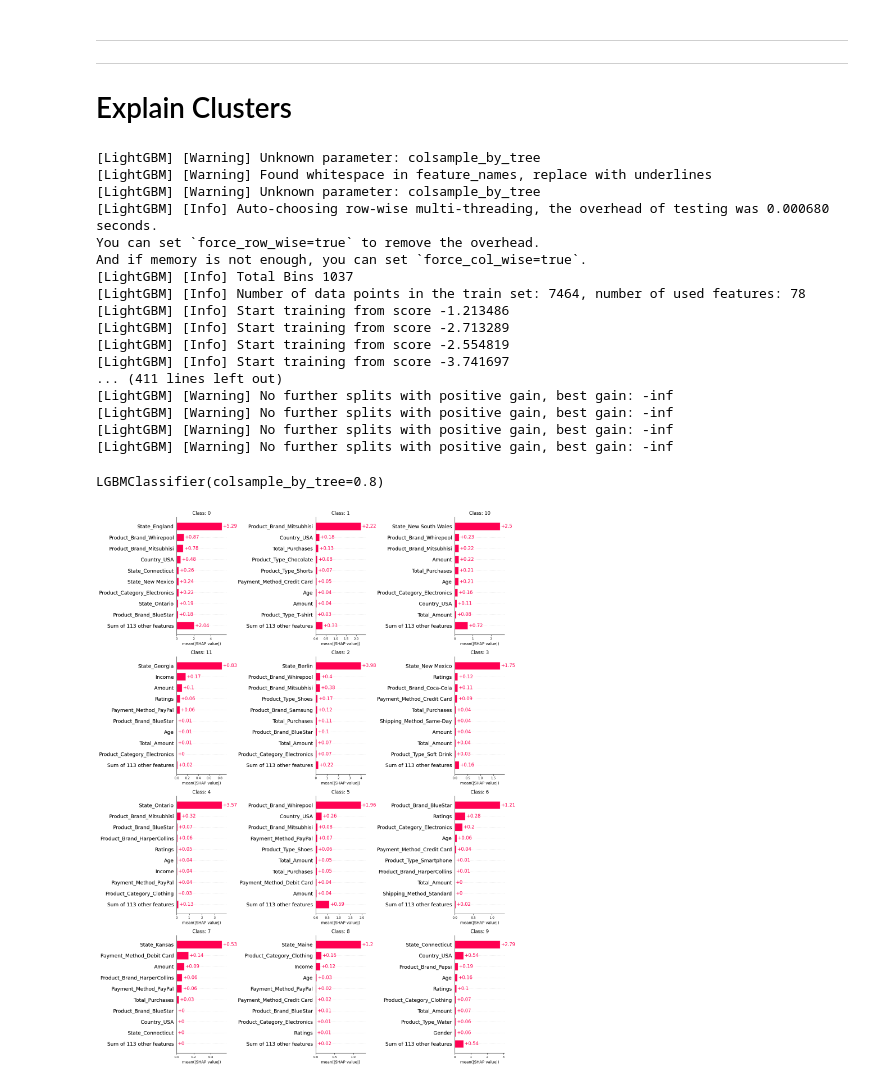
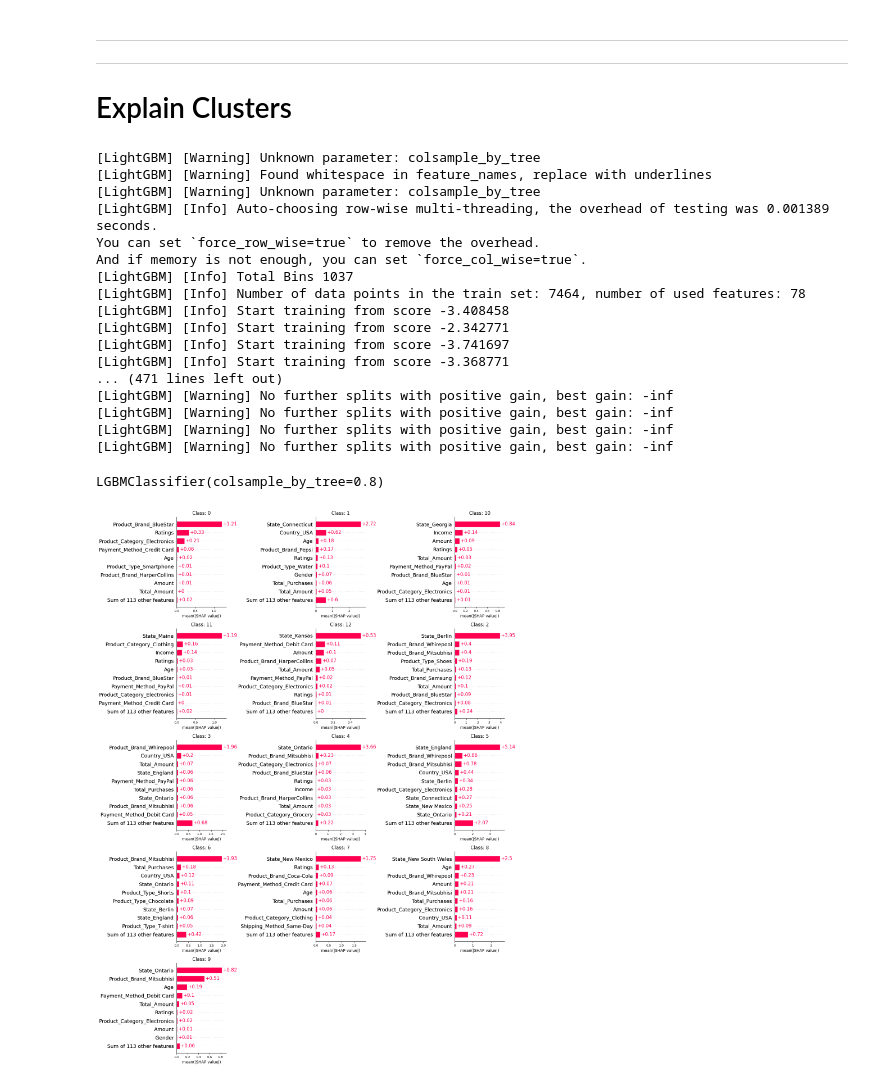
Before and after one commit to stefanofranzini/customer-analytics, a Jupyter notebook: 01-customer-segmentation/00_clustering-analysis.ipynb, the cells around one changed output. Saved outputs shown, nothing was run; the diff lists cells and outputs as text; code cells hidden in the pictures.

Commit message:
feat: name clusters

```diff
--- a/01-customer-segmentation/00_clustering-analysis.ipynb
+++ b/01-customer-segmentation/00_clustering-analysis.ipynb
@@ -435,7 +435,7 @@ scores = []
 
 data_to_cluster = df_sampled[['UMAP1', 'UMAP2', 'UMAP3']]
 
-for scale in np.linspace(0.1,5,20)[::-1]:
+for scale in np.linspace(0.1,2,20)[::-1]:
 
     dbscan = DBSCAN(eps=scale, min_samples=10)  # Adjust eps and min_samples as needed
     dbscan_labels += [dbscan.fit_predict(data_to_cluster)]
@@ -591,3 +595,5 @@ plt.show()
+# %%
+df_sampled['Cluster'] = df_sampled['DBSCAN_Cluster_UMAP']
 # %% [markdown]
 ---
 
@@ -646,2 +634,0 @@ df_aggregated_ = df_aggregated_.merge(df_customer,on='Customer_ID')
-# %%
-df_sampled['Cluster'] = df_sampled['Hierarchical_Cluster_UMAP']
@@ -668,16 +650,16 @@ clf_km.fit(X=X, y=y)
 [LightGBM] [Warning] Unknown parameter: colsample_by_tree
 [LightGBM] [Warning] Found whitespace in feature_names, replace with underlines
 [LightGBM] [Warning] Unknown parameter: colsample_by_tree
-[LightGBM] [Info] Auto-choosing row-wise multi-threading, the overhead of testing was 0.000680 seconds.
+[LightGBM] [Info] Auto-choosing row-wise multi-threading, the overhead of testing was 0.001389 seconds.
 You can set `force_row_wise=true` to remove the overhead.
 And if memory is not enough, you can set `force_col_wise=true`.
 [LightGBM] [Info] Total Bins 1037
 [LightGBM] [Info] Number of data points in the train set: 7464, number of used features: 78
-[LightGBM] [Info] Start training from score -1.213486
-[LightGBM] [Info] Start training from score -2.713289
-[LightGBM] [Info] Start training from score -2.554819
+[LightGBM] [Info] Start training from score -3.408458
+[LightGBM] [Info] Start training from score -2.342771
 [LightGBM] [Info] Start training from score -3.741697
-... (411 lines left out)
+[LightGBM] [Info] Start training from score -3.368771
+... (471 lines left out)
 [LightGBM] [Warning] No further splits with positive gain, best gain: -inf
 [LightGBM] [Warning] No further splits with positive gain, best gain: -inf
 [LightGBM] [Warning] No further splits with positive gain, best gain: -inf
@@ -690,26 +672,27 @@ shap_values_km = explainer_km(X)
 # %%
 # Assuming clf_km.classes_ contains the class names (strings)
 class_names = clf_km.classes_  # List of class names, e.g., ['class1', 'class2', ..., 'class12']
 
 # Create a grid of subplots (4 rows x 3 columns for 12 classes)
-fig, axes = plt.subplots(4, 3, figsize=(15, 20))  # Adjust figsize for readability
+fig, axes = plt.subplots(5, 3, figsize=(15, 20))  # Adjust figsize for readability
 axes = axes.flatten()  # Flatten the 2D array of axes to loop over
 
 # Iterate over each class and create the bar plot
 for k, ax in enumerate(axes):
     if k < len(class_names):  # Avoid extra subplots if class_names < 12
         shap.plots.bar(shap_values_km[:, :, k], show=False, ax=ax)  # Bar plot for class k
         ax.set_title(f"Class: {class_names[k]}")  # Set the title as the class name
         # Make the x-axis labels smaller
         ax.tick_params(axis='x', labelsize=8)  # Reduce x-axis label font size (e.g., 8)
         ax.set_xlabel("mean(|SHAP value|)", fontsize=10)
     else:
         ax.axis('off')  # Turn off any unused subplot
 
 # Adjust layout for better spacing
 plt.tight_layout()
+plt.savefig('artifacts/imgs/shap.png', bbox_inches='tight')
 plt.show()
 # %% [output]
-[figure, old version]
+[figure, new version]
 # %%
 cluster_names = {
```
Also changed, not shown: parts of 15 cells of this notebook, 5 other files.
